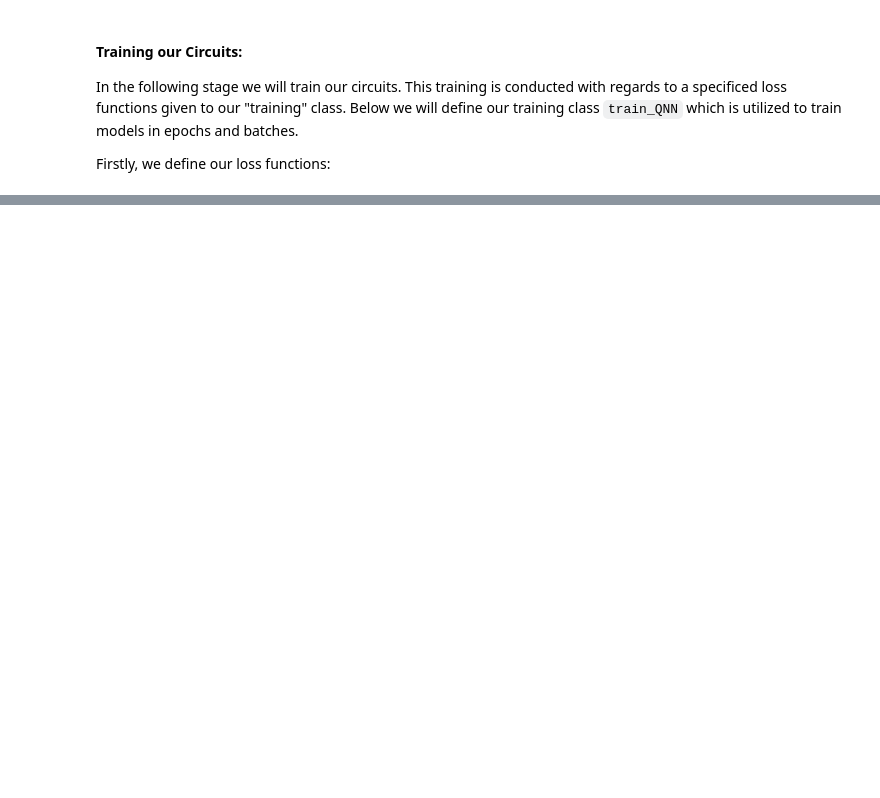
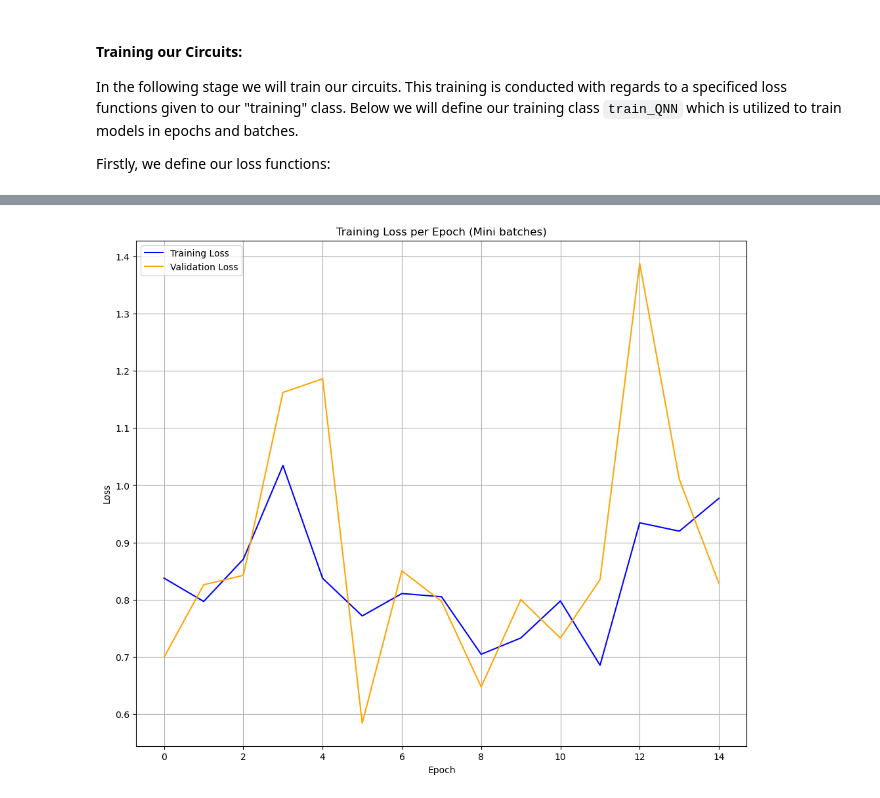
Before and after one commit to martinfloo/inf367-ma2, a Jupyter notebook: notebook_tobias_version.ipynb, the cells around one changed output, grey strips where cells are left out. Drawn from its saved outputs; the diff is of its cells as text; code cells hidden in the pictures; blank space fills up the shorter version.

```diff
--- a/notebook_tobias_version.ipynb
+++ b/notebook_tobias_version.ipynb
@@ -635,14 +632,0 @@ Training using mini batches took: 8.52 minutes
-# %%
-### VIZ LOSS ###
-def visualize_loss(loss_list, x_text, y_text, title):
-    plt.figure(figsize=(12, 10))
-    plt.plot(range(len(loss_list)), loss_list, label="Training Loss", color="blue")
-
-    plt.xlabel(x_text)
-    plt.ylabel(y_text)
-    plt.title(title)
-    plt.legend()
-    plt.grid(True)
-    plt.show()
-
-visualize_loss(np.array(loss_list_mini_batches).flatten().tolist(), "Epoch", "Loss", "Training Loss per Epoch (Mini batches)")
@@ -728,0 +679,22 @@ visualize_loss(np.array(loss_list_mini_batches).flatten().tolist(), "Epoch", "Lo
+# %%
+### VIZ LOSS ###
+def visualize_loss(loss_list1, loss_list2, x_text, y_text, title, val_aswell = False):
+    plt.figure(figsize=(12, 10))
+    plt.plot(range(len(loss_list1)), loss_list1, label="Training Loss", color="blue")
+    plt.plot(range(len(loss_list2)), loss_list2, label="Validation Loss", color="orange")
+
+    plt.xlabel(x_text)
+    plt.ylabel(y_text)
+    plt.title(title)
+    plt.legend()
+    plt.grid(True)
+    plt.show()
+
+
+visualize_loss(np.array(loss_list_mini_batches_train).flatten().tolist(),
+               np.array(loss_list_mini_batches_val).flatten().tolist(),
+               "Epoch", "Loss", "Training Loss per Epoch (Mini batches)")
+
+#visualize_loss(np.array(loss_list_single_datapoint).flatten().tolist(), "Batch", "Loss", "Training Loss per batch (Single datapoint batches)")
+# %% [output]
+[figure, added]
```
Also changed, not shown: parts of 8 cells of this notebook.
